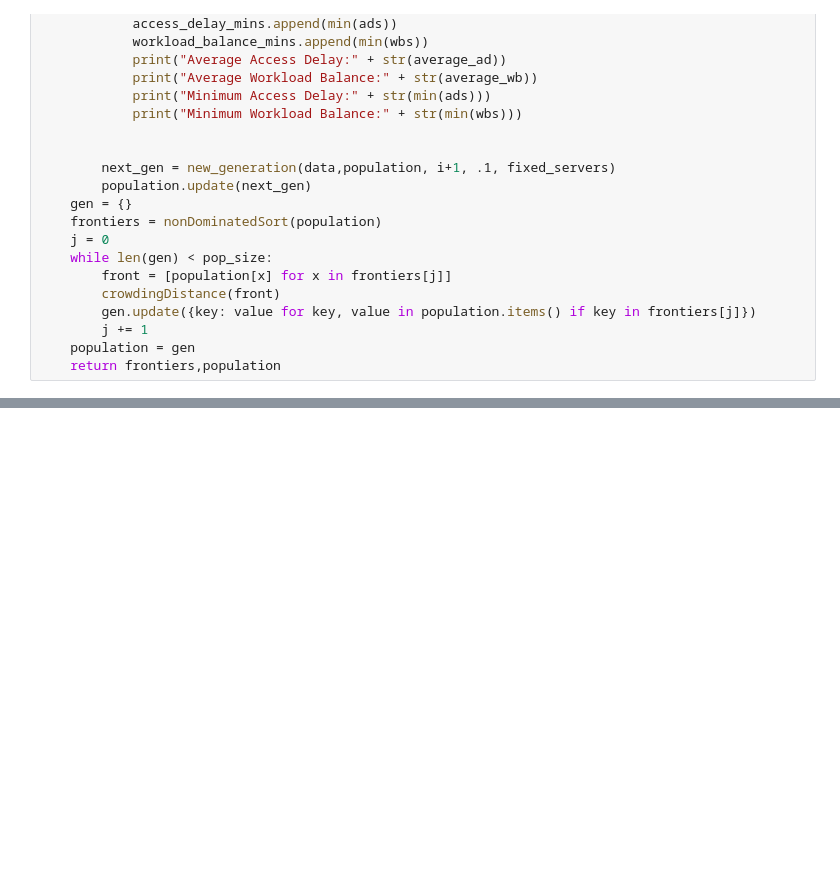
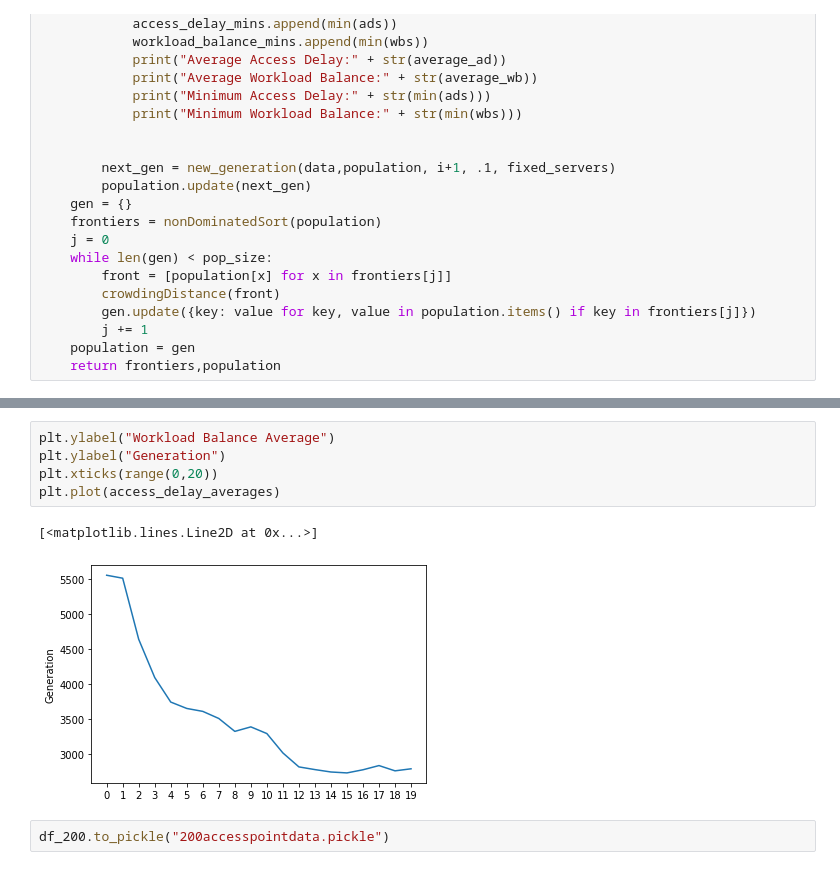
Before and after one commit to loukotaj/812Project, a Jupyter notebook: genetic_approach.ipynb, the cells around one changed output, grey strips where cells are left out. Saved outputs shown, nothing was run; the diff lists cells and outputs as text; blank space fills up the shorter version.

```diff
--- a/genetic_approach.ipynb
+++ b/genetic_approach.ipynb
@@ -299,0 +339,10 @@ TypeError: 'builtin_function_or_method' object is not iterable
+# %%
+plt.ylabel("Workload Balance Average")
+plt.ylabel("Generation")
+plt.xticks(range(0,20))
+plt.plot(access_delay_averages)
+# %% [output]
+[<matplotlib.lines.Line2D at 0x...>]
+[figure, added]
+# %%
+df_200.to_pickle("200accesspointdata.pickle")
```
Also changed, not shown: parts of 7 cells of this notebook, 2 other files.
